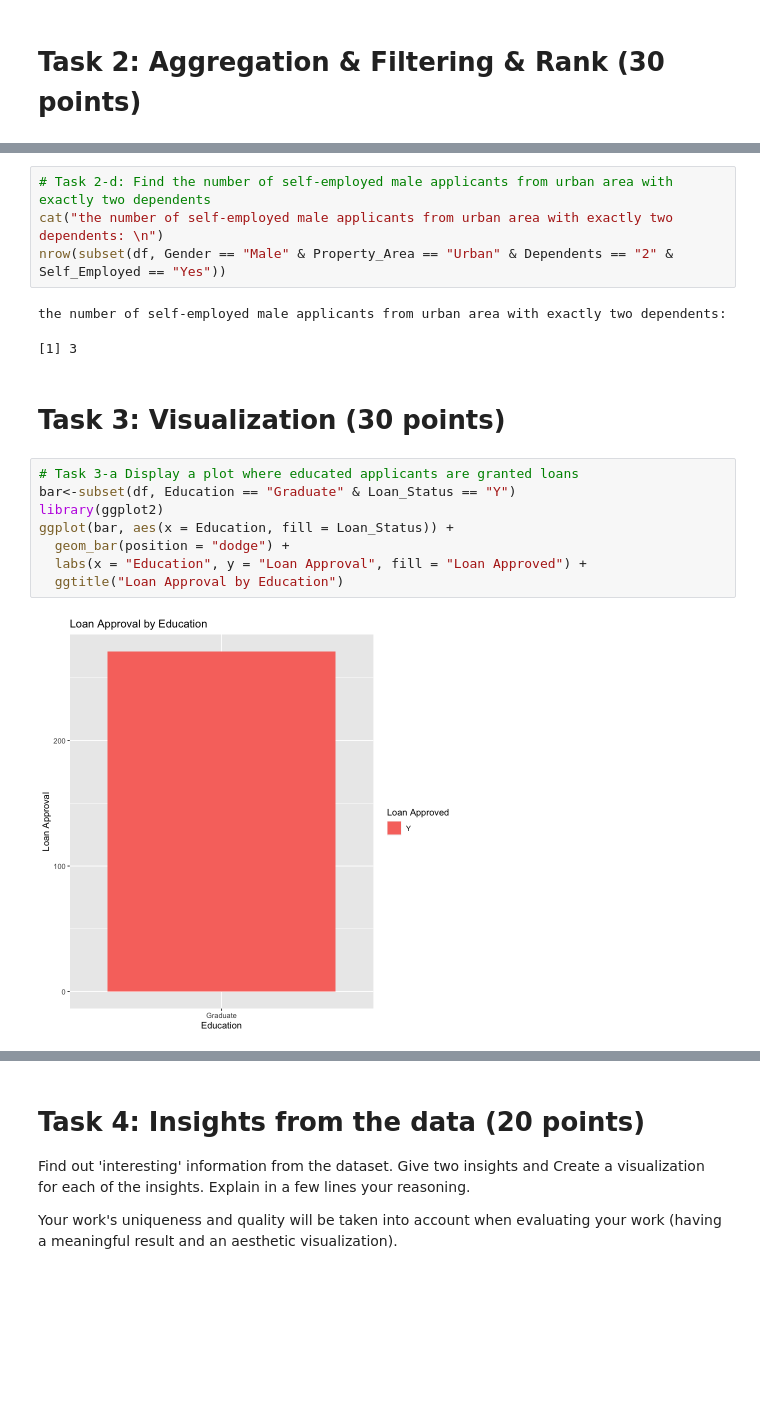
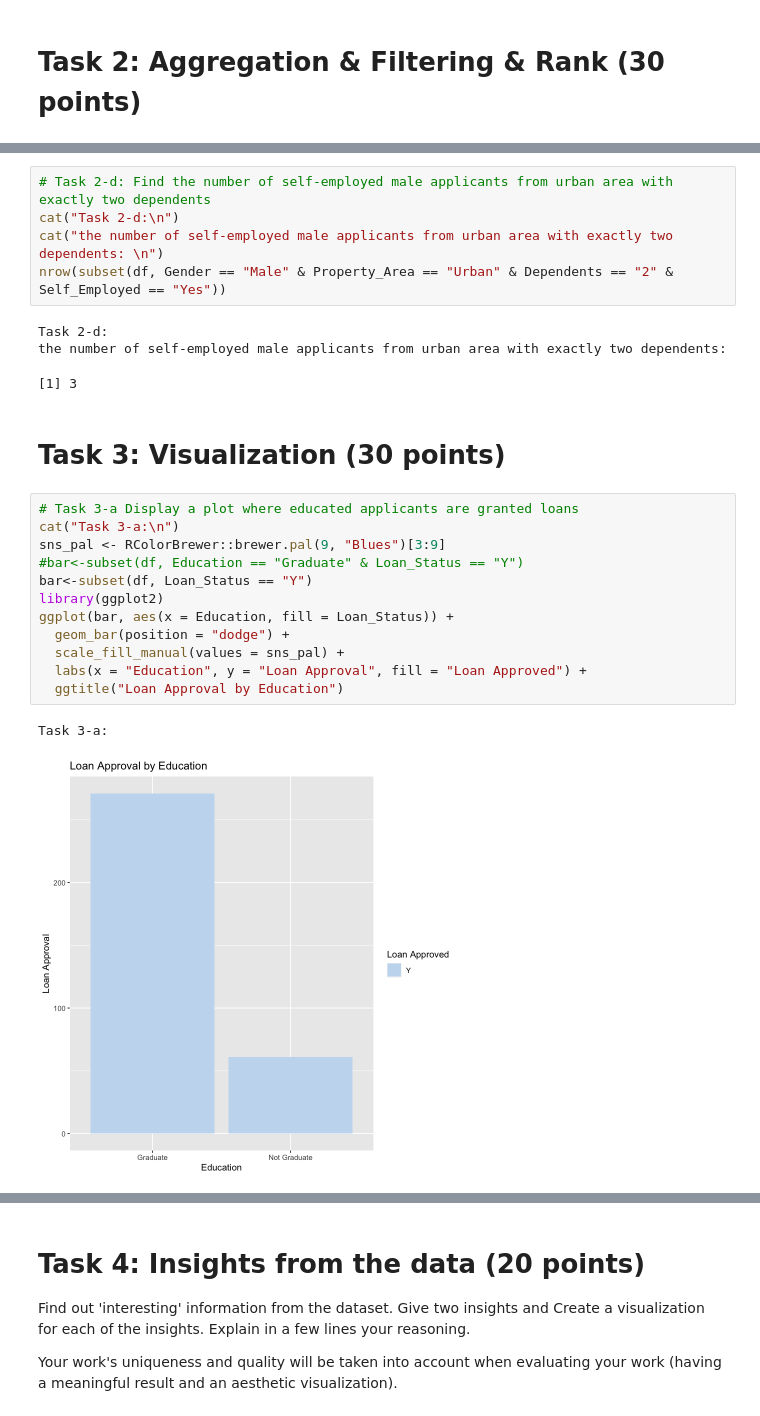
Before and after one commit to rachanamaria/DataMining_01, a Jupyter notebook: Assignment_1_R.ipynb, the cells around one changed output, grey strips where cells are left out. Saved outputs shown, nothing was run; the diff lists cells and outputs as text; blank space fills up the shorter version.

```diff
--- a/Assignment_1_R.ipynb
+++ b/Assignment_1_R.ipynb
@@ -196,21 +204,28 @@ A data.frame: 5 × 13
 # %%
 # Task 2-d: Find the number of self-employed male applicants from urban area with exactly two dependents
+cat("Task 2-d:\n")
 cat("the number of self-employed male applicants from urban area with exactly two dependents: \n")
 nrow(subset(df, Gender == "Male" & Property_Area == "Urban" & Dependents == "2" & Self_Employed == "Yes"))
 # %% [output]
+Task 2-d:
 the number of self-employed male applicants from urban area with exactly two dependents:
 [1] 3
 # %% [markdown]
 # Task 3: Visualization (30 points)
 # %%
 # Task 3-a Display a plot where educated applicants are granted loans
-bar<-subset(df, Education == "Graduate" & Loan_Status == "Y")
+cat("Task 3-a:\n")
+sns_pal <- RColorBrewer::brewer.pal(9, "Blues")[3:9]
+#bar<-subset(df, Education == "Graduate" & Loan_Status == "Y")
+bar<-subset(df, Loan_Status == "Y")
 library(ggplot2)
 ggplot(bar, aes(x = Education, fill = Loan_Status)) +
   geom_bar(position = "dodge") +
+  scale_fill_manual(values = sns_pal) +
   labs(x = "Education", y = "Loan Approval", fill = "Loan Approved") +
   ggtitle("Loan Approval by Education")
 # %% [output]
+Task 3-a:
-[figure, old version]
+[figure, new version]
 # %%
 # Task 3-b Create a pie chart for Property_area and display percentages in legend respectively
```
Also changed, not shown: parts of 11 cells of this notebook, 1 other file.
